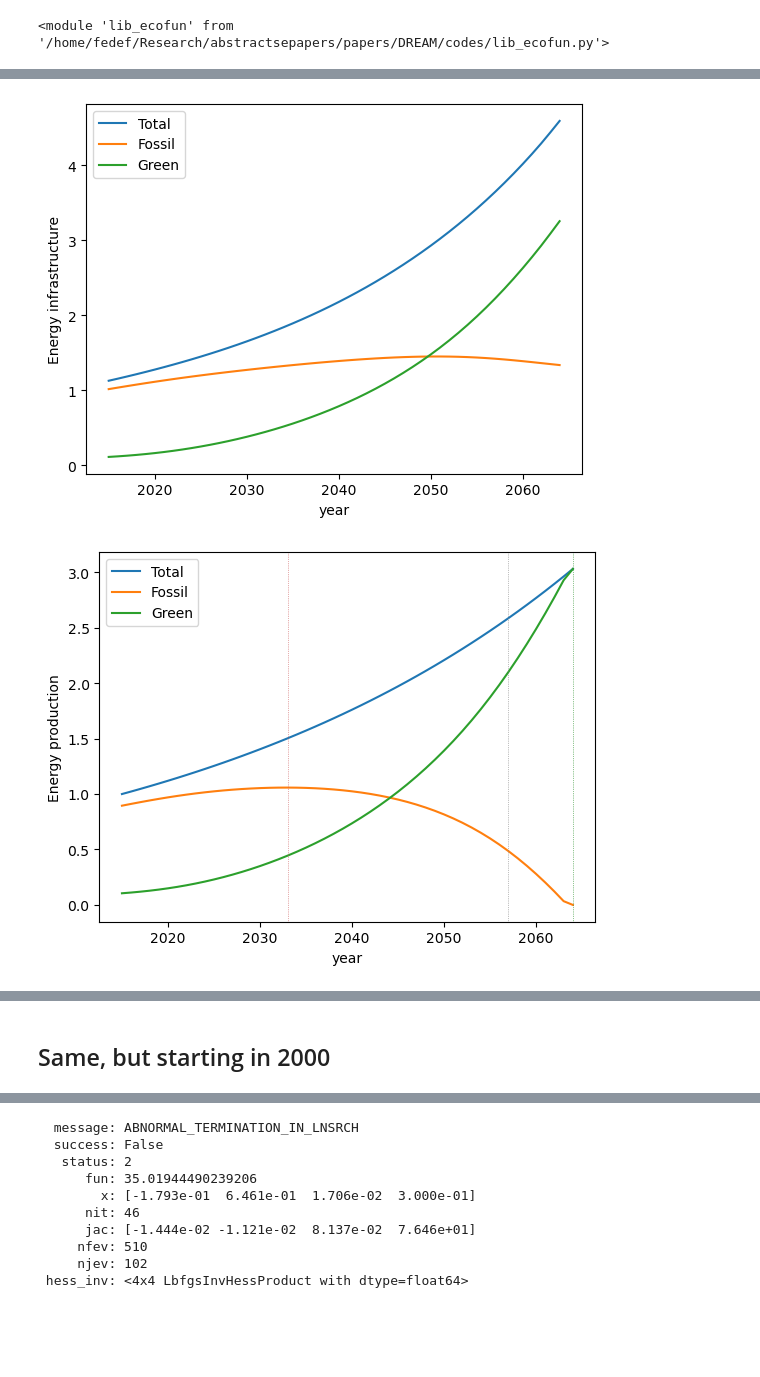
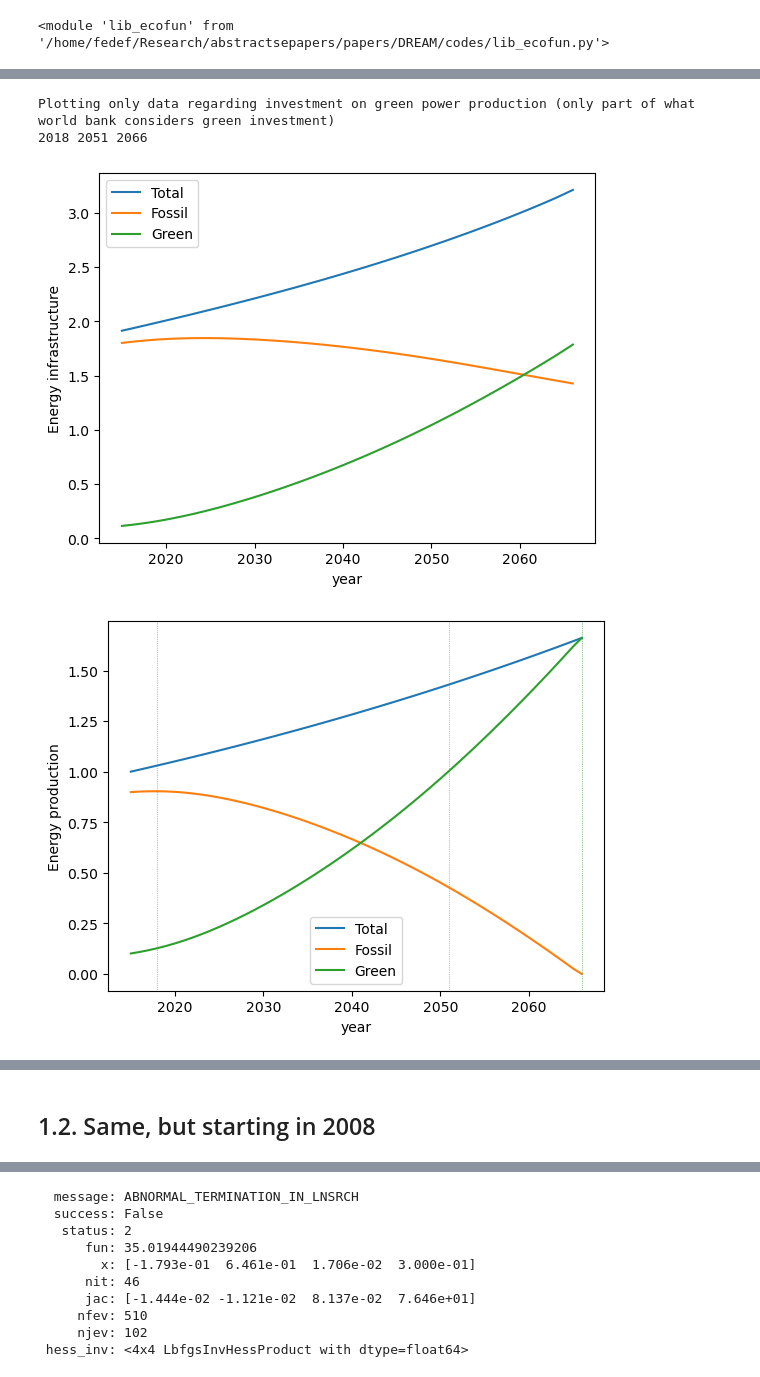
Before and after one commit to fedef17/Spectre, a Jupyter notebook: fit_model_v1.ipynb, the cells around one changed output, grey strips where cells are left out. Cells and saved outputs as stored; diff of their text form; code cells hidden in the pictures; blank space fills up the shorter version.

```diff
--- a/fit_model_v1.ipynb
+++ b/fit_model_v1.ipynb
@@ -37,0 +75,16 @@ def cost_function(parset, params = lef.default_params.copy(), year_ini = 2015, i
+# %%
+params = lef.default_params.copy()
+params['growth'] = 0.029 # fixing Growth!
+
+for par, parval in zip(parnames, result.x):
+    print(par, parval)
+    params[par] = parval
+
+inico = lef.inicond_2015.copy()
+# inico['Kf_ini'] += 2
+print(inico)
+resu = lef.run_model(inicond = inico, params = params, n_iter = 100, verbose = True, rule = 'maxgreen')
+lef.plot_resu(resu, year_ini = 2015)
+lef.plot_resuvsobs(resu, year_ini = 2015, all_green = True)
+
+print(2015 + resu['year_peak'], 2015 + resu['year_halved'], 2015 + resu['year_zero'])
@@ -40,12 +121,20 @@ def cost_function(parset, params = lef.default_params.copy(), year_ini = 2015, i
 # initial_guess = [-0.2, 0.65, 0.015, 0.01, 0.7]
 # bounds = [(-0.5, 0.5), (0.3, 0.9), (0.01, 0.03), (0.0, 0.03), (0.3, 1.3)]
 
-initial_guess = [-0.2, 0.65, 0.015, 0.7]#, 1.]
-bounds = [(-0.5, 0.5), (0.3, 0.9), (0.01, 0.03), (0.3, 1.3)]#, (0.5, 1.5)]
-params = lef.default_params
+parnames = ['beta_0', 'a', 'delta_sig']
+initial_guess = [0.2, 1., 0.7]#, 1.]
+#bounds = [(-0.5, 0.5), (0.3, 0.9), (0.01, 0.02), (0.3, 1.3)]#, (0.5, 1.5)]
+bounds = [(-0.5, 0.5), (0.1, 2.), (0.3, 1.3)]
+
+params = lef.default_params.copy()
+params['growth'] = 0.029
 
 # Step 5: Use an optimization function to find the best parameters
-result = minimize(cost_function, initial_guess, bounds = bounds, args = (params, 2015, lef.inicond_2015))
+verbose = False
+all_green = False
+I_weight = 0.1
+
+result = minimize(cost_function, initial_guess, bounds = bounds, args = (parnames, params, 2015, lef.inicond_2015, verbose, all_green, I_weight), tol = 1e-10)
 print(result)
 # %% [output]
   message: CONVERGENCE: REL_REDUCTION_OF_F_<=_FACTR*EPSMCH
@@ -61,10 +162,14 @@ print(result)
 # %%
-params = lef.default_params
-params['beta_0'], params['gamma_g'], params['growth'], params['delta_sig'] = result.x
+params = lef.default_params.copy()
+# params['beta_0'], params['gamma_g'], params['growth'], params['delta_sig'] = result.x
 
-resu = lef.run_model(inicond = lef.inicond_2015, params = params, n_iter = 100, verbose = False, rule = 'maxgreen')
+for par, parval in zip(parnames, result.x):
+    print(par, parval)
+    params[par] = parval
+
+resu = lef.run_model(inicond = lef.inicond_2015, params = params, n_iter = 100, verbose = True, rule = 'maxgreen')
 lef.plot_resu(resu, year_ini = 2015)
-lef.plot_resuvsobs(resu, year_ini = 2015)
+lef.plot_resuvsobs(resu, year_ini = 2015, all_green = all_green)
 
 print(2015 + resu['year_peak'], 2015 + resu['year_halved'], 2015 + resu['year_zero'])
 # %% [output]
@@ -72,2 +193,4 @@ print(2015 + resu['year_peak'], 2015 + resu['year_halved'], 2015 + resu['year_ze
+Plotting only data regarding investment on green power production (only part of what world bank considers green investment)
+2018 2051 2066
-[figure, old version]
+[figure, new version]
-[figure, old version]
+[figure, new version]
@@ -76,2 +199,2 @@ print(2015 + resu['year_peak'], 2015 + resu['year_halved'], 2015 + resu['year_ze
 # %% [markdown]
-## Same, but starting in 2000
+## 1.2. Same, but starting in 2008
```
Also changed, not shown: parts of 21 cells of this notebook, 2 other files.
